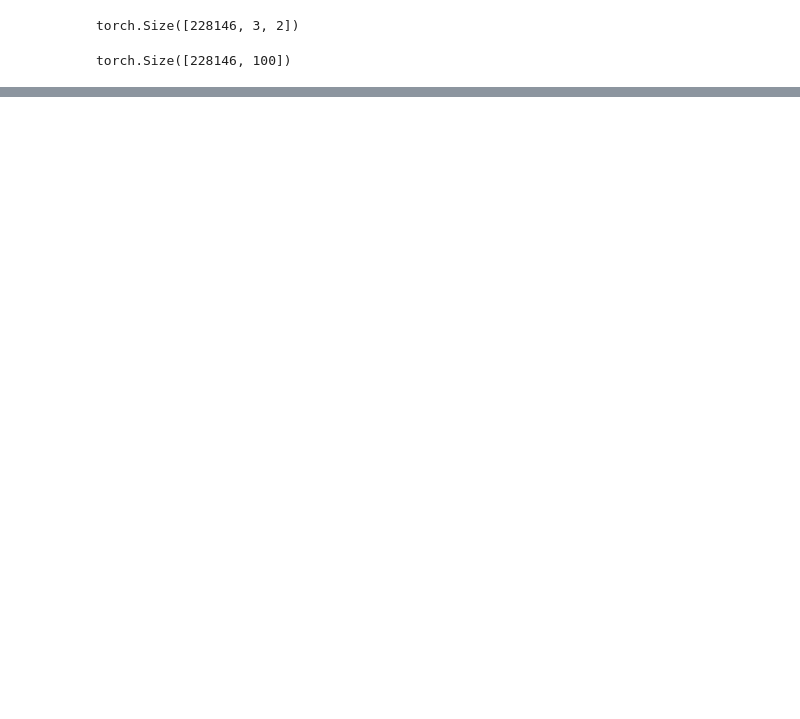
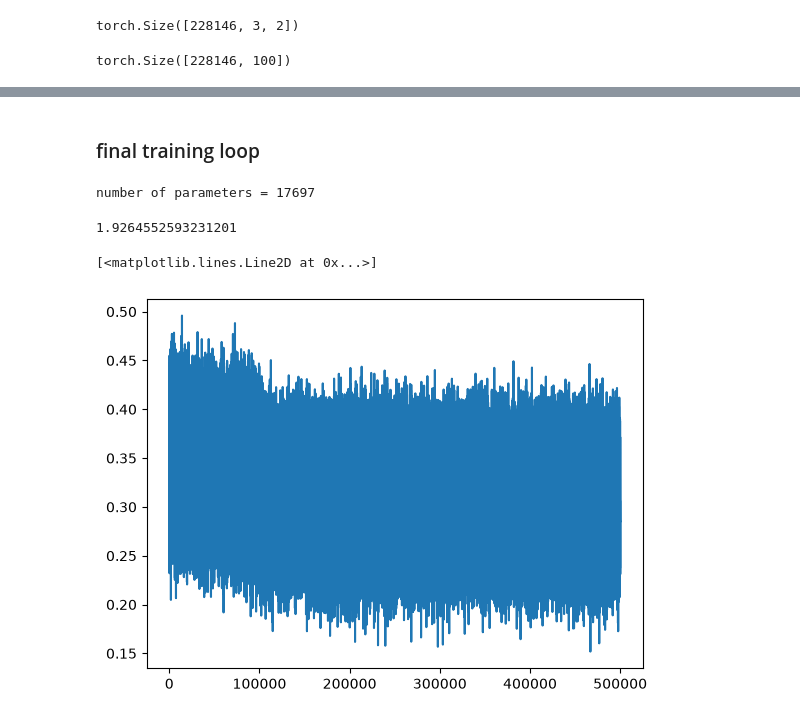
Before and after one commit to RaghavapriyanSaravanapriyan/picomake, a Jupyter notebook: mlp.ipynb, the cells around one changed output, grey strips where cells are left out. Cells and saved outputs as stored; diff of their text form; code cells hidden in the pictures; blank space fills up the shorter version.

```diff
--- a/mlp.ipynb
+++ b/mlp.ipynb
@@ -215,0 +228,72 @@ torch.Size([228146, 27])
+# %% [markdown]
+### final training loop
+# %%
+# prepare out training data
+
+W1 = torch.randn((30, 300), generator=g)
+b1 = torch.randn(300, generator=g)
+C = torch.randn((27,10), generator=g)
+W2 = torch.randn((300, 27), generator=g)
+b2 = torch.randn(27, generator=g)
+parameters = (C, W1, b1, W2, b2)
+
+print(f"number of parameters = {sum(p.nelement() for p in parameters)}")
+
+for p in parameters:
+    p.requires_grad = True
+
+# finding a good lr
+lre = torch.linspace(-3, 0, 30000)
+lre = 10**lre
+# %% [output]
+number of parameters = 17697
+# %%
+# =================================FULL TRAINING LOOP================================#
+
+losses = []
+lrs = []
+steps = []
+
+for i in range(500000):
+
+    # batch gradient descent
+
+    ix = torch.randint(0, Xtr.shape[0], (64, ))
+
+    # forward pass
+    emb = C[Xtr[ix]]
+
+    h1 = emb.view(-1, 30) @ W1 + b1 # -1 means any rows
+    h1 = torch.tanh(h1)
+
+    logits = h1@W2 + b2
+
+    loss = F.cross_entropy(logits, Ytr[ix])
+
+    # backward pass
+    # set grad = None
+    for p in parameters:
+        p.grad = None
+
+    loss.backward()
+
+    # optimise
+    # lr = lre[i]
+    lr = 0.1 if i < 100000 else 0.01
+    for p in parameters:
+        p.data -= lr * p.grad
+
+    #track
+    losses.append(loss.log10().item())
+    lrs.append(lr)
+    steps.append(i)
+
+
+print(loss.item())
+# %% [output]
+1.9264552593231201
+# %%
+plt.plot(steps, losses)
+# %% [output]
+[<matplotlib.lines.Line2D at 0x...>]
+[figure, added]
```
Also changed, not shown: parts of 12 cells of this notebook.
